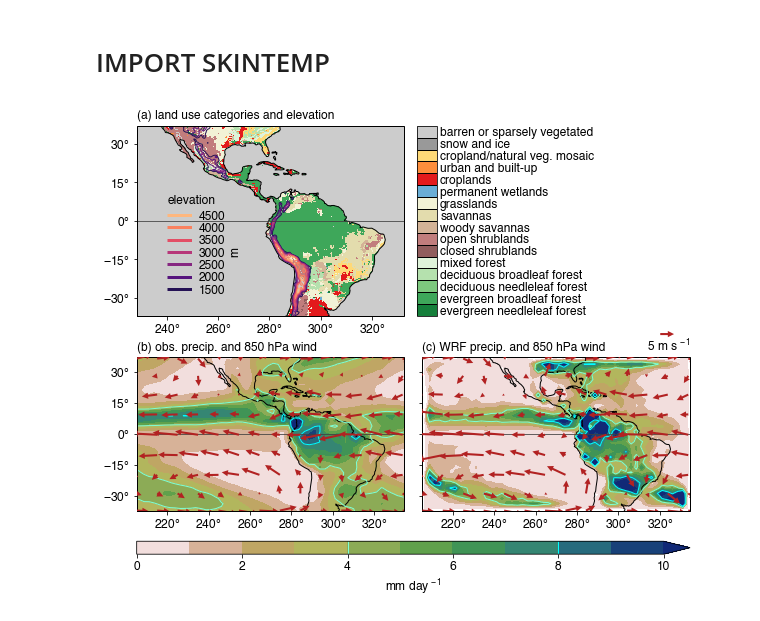
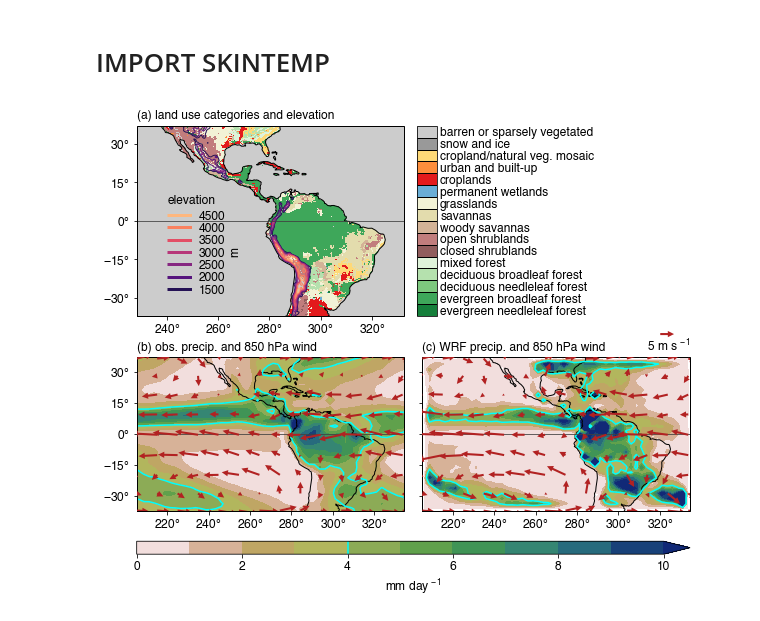
Before and after one commit to bairdlangenbrunner/amazon-phys-response-paper, a Jupyter notebook: scripts/MAIN_figure01_landuse_topog_precip_winds.ipynb, the cells around one changed output. Cells and saved outputs as stored; diff of their text form; code cells hidden in the pictures.

Commit message:
update figures

```diff
--- a/scripts/MAIN_figure01_landuse_topog_precip_winds.ipynb
+++ b/scripts/MAIN_figure01_landuse_topog_precip_winds.ipynb
@@ -238,13 +238,13 @@ quiver_color = 'firebrick'
 quiver_head_length = 3
 quiver_head_axis_length = quiver_head_length
 
-line_colors = ['aquamarine','aqua']
+line_colors = ['aqua']
 levels=numpy.arange(0,11,1)
 ax2.gridlines(ylocs=[0], color='0.25')
 ax2.coastlines(resolution='110m', lw=1)
 ax2.set_extent([XLONG_M.min(), XLONG_M.max(), XLAT_M.min(), XLAT_M.max()], crs=cartopy.crs.PlateCarree())
 contour_plot1 = ax2.contourf(lon_gpcp, lat_gpcp, gpcp_FMAASO_mean, levels=levels, cmap=cmap_precip, extend='max')
-contour_lines1 = ax2.contour(lon_gpcp, lat_gpcp, gpcp_FMAASO_mean, levels=[4,8], colors=line_colors, linewidths=[1])
+contour_lines1 = ax2.contour(lon_gpcp, lat_gpcp, gpcp_FMAASO_mean, levels=[4], colors=line_colors, linewidths=[1.5])
 ax2.text(s='(b) obs. precip. and 850 hPa wind', x=0, y=1.02, transform=ax2.transAxes, ha='left', va='bottom', fontsize=fontsize)
 quiver_plot1 = ax2.quiver(XLONG_M[::every_nth_lat,::every_nth_lon], \
                         XLAT_M[::every_nth_lat,::every_nth_lon], \
@@ -260,7 +260,7 @@ ax3.coastlines(resolution='110m', lw=1)
 ax3.set_extent([XLONG_M.min(), XLONG_M.max(), XLAT_M.min(), XLAT_M.max()], crs=cartopy.crs.PlateCarree())
 #contour_plot4 = ax3.contourf(XLONG_M, XLAT_M, raintot_400_clim, levels=levels, cmap=cmap_precip, extend='max')
 contour_plot3 = ax3.contourf(lon_gpcp-180., lat_gpcp, raintot_400_FMAASO_clim_interp, levels=levels, cmap=cmap_precip, extend='max')
-contour_lines3 = ax3.contour(lon_gpcp-180., lat_gpcp, raintot_400_FMAASO_clim_interp, levels=[4,8], colors=line_colors, linewidths=[1])
+contour_lines3 = ax3.contour(lon_gpcp-180., lat_gpcp, raintot_400_FMAASO_clim_interp, levels=[4], colors=line_colors, linewidths=[1.5])
 ax3.text(s='(c) WRF precip. and 850 hPa wind', x=0, y=1.02, transform=ax3.transAxes, ha='left', va='bottom', fontsize=fontsize)
 quiver_plot3 = ax3.quiver(XLONG_M[::every_nth_lat,::every_nth_lon], \
                         XLAT_M[::every_nth_lat,::every_nth_lon], \
@@ -304,31 +304,31 @@ cbar.ax.tick_params(labelsize=fontsize, length=0)
 cbar_orog_ax = fig.add_axes([ax_pos.x0+0.05,ax_pos.y0+0.07,0.04,ax_pos.height*0.4])
 cbar_orog = fig.colorbar(contour_orog, cax=cbar_orog_ax)
 cbar_orog_ax.tick_params(labelsize=fontsize)#, length=0)
 cbar_orog.set_label('m', fontsize=fontsize)
 cbar_orog_ax.text(s='elevation', x=0, y=1.05, ha='left', va='bottom', \
                   transform=cbar_orog_ax.transAxes, fontsize=fontsize)
 cbar_orog.outline.set_visible(False)
 cbar_orog_ax.tick_params(axis='y', which='both', right='off')
 cbar_orog_ax.get_children()[0].set_linewidths(3)
 cbar_orog_ax.get_children()[3].set_facecolor('None')#('None')
 
 ax_l = ax2.get_position()
 ax_r = ax3.get_position()
 cbar_ax = fig.add_axes([ax_l.x0,ax_l.y0-0.1,(ax_r.x1-ax_l.x0),0.03])
 cbar = mp.colorbar(contour_plot1, cax=cbar_ax, orientation='horizontal')
 cbar.ax.tick_params(labelsize=fontsize)
 cbar.set_label('mm day$^{\,-1}$', fontsize=fontsize)
 cbar.add_lines(contour_lines3)
 
 # quiver_key = ax2.quiverkey(quiver_plot1, X=1.0, Y=1.06, labelpos='E', label='', \
 #                                   U=quiver_key_scale, coordinates='axes')
 quiver_key = ax3.quiverkey(quiver_plot3, X=0.94, Y=1.15, labelpos='E', label='', \
                                   U=quiver_key_scale, coordinates='axes')
 # quiver_key_text = ax2.text(s=str(quiver_key_scale)+' m s$^{\,-1}$', x=0.94, y=1.006, \
 #                                   transform=ax2.transAxes, fontsize=fontsize, ha='right', va='bottom')
 quiver_key_text = ax3.text(s=str(quiver_key_scale)+' m s$^{\,-1}$', x=1, y=1.02, \
                                   transform=ax3.transAxes, fontsize=fontsize, ha='right', va='bottom')
 
 mp.savefig('../figures/MAIN_fig01.pdf', bbox_inches='tight', transparent=True)
 # %% [output]
-[figure, old version]
+[figure, new version]
```
Also changed, not shown: 1 other file.
